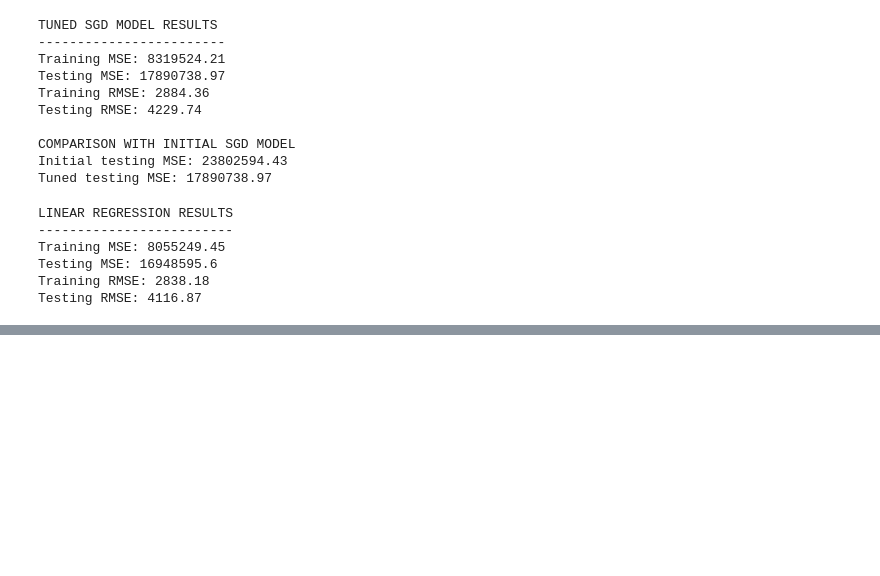
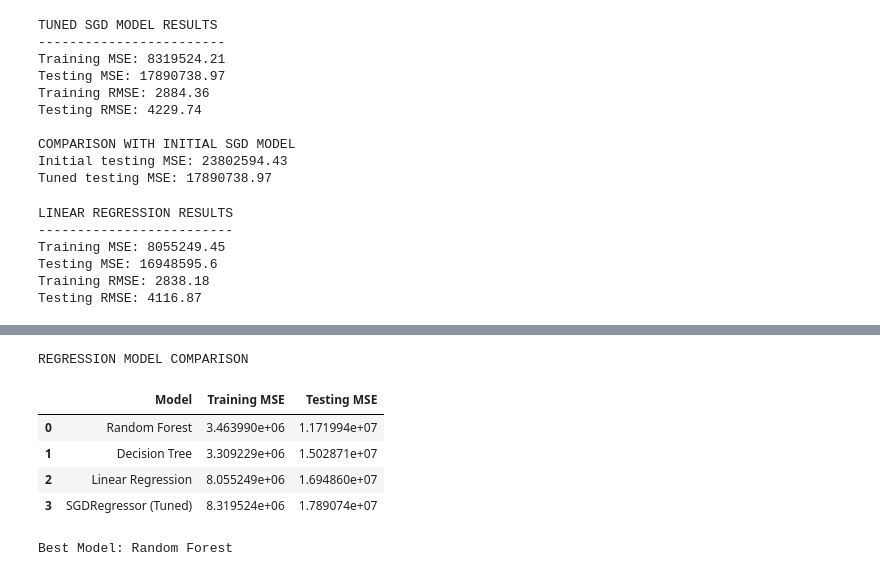
Before and after one commit to mmukamukiza21/linear_regression_model, a Jupyter notebook: summative/linear_regression/multivariate.ipynb, the cells around one changed output, grey strips where cells are left out. Drawn from its saved outputs; the diff is of its cells as text; code cells hidden in the pictures; blank space fills up the shorter version.

```diff
--- a/summative/linear_regression/multivariate.ipynb
+++ b/summative/linear_regression/multivariate.ipynb
@@ -1087,0 +1250,45 @@ Testing RMSE: 4116.87
+# %%
+import pandas as pd
+
+# Compare the four required regression models
+model_comparison = pd.DataFrame({
+    "Model": [
+        "SGDRegressor (Tuned)",
+        "Linear Regression",
+        "Decision Tree",
+        "Random Forest"
+    ],
+    "Training MSE": [
+        8319524.21,
+        linear_train_mse,
+        tree_train_mse,
+        rf_train_mse
+    ],
+    "Testing MSE": [
+        17890738.97,
+        linear_test_mse,
+        tree_test_mse,
+        rf_test_mse
+    ]
+})
+
+# Sort models by testing MSE
+model_comparison = model_comparison.sort_values(
+    by="Testing MSE"
+).reset_index(drop=True)
+
+print("REGRESSION MODEL COMPARISON")
+display(model_comparison)
+
+# Identify the best-performing model
+best_model_name = model_comparison.loc[0, "Model"]
+
+print("Best Model:", best_model_name)
+# %% [output]
+REGRESSION MODEL COMPARISON
+|  | Model | Training MSE | Testing MSE |
+| 0 | Random Forest | 3.463990e+06 | 1.171994e+07 |
+| 1 | Decision Tree | 3.309229e+06 | 1.502871e+07 |
+| 2 | Linear Regression | 8.055249e+06 | 1.694860e+07 |
+| 3 | SGDRegressor (Tuned) | 8.319524e+06 | 1.789074e+07 |
+Best Model: Random Forest
```
Also changed, not shown: parts of 10 cells of this notebook, 1 other file.
